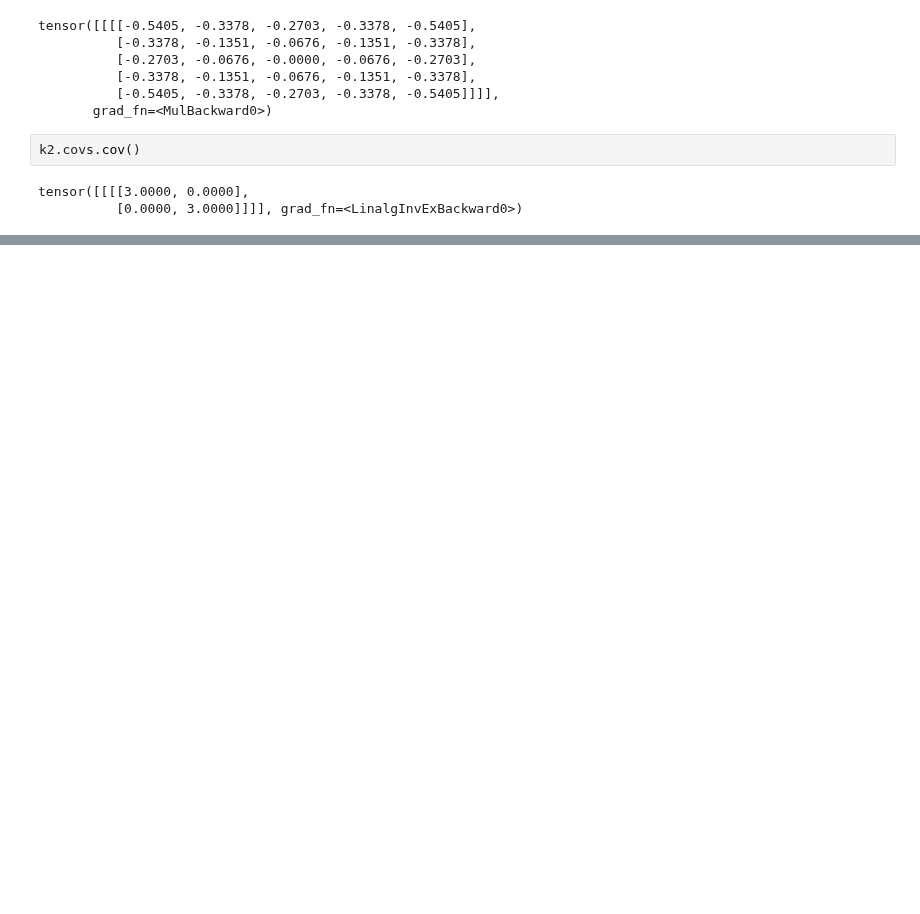
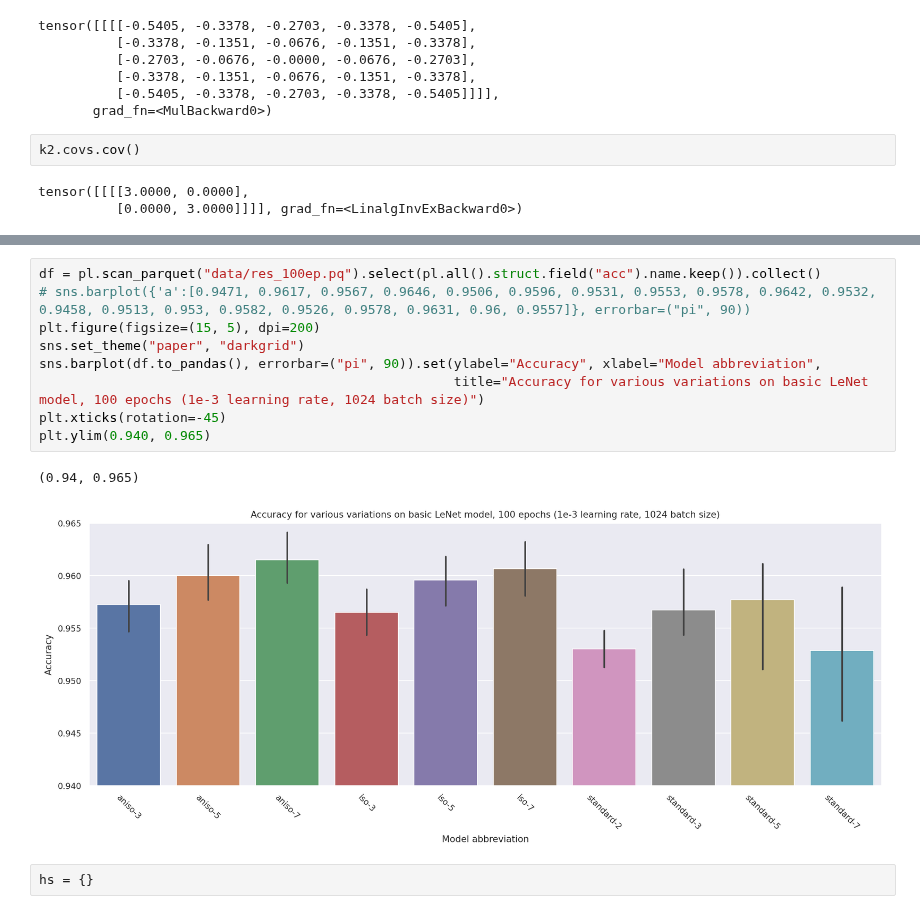
Before and after one commit to p-adema/quadratic-conv, a Jupyter notebook: scratch/training_check.ipynb, the cells around one changed output, grey strips where cells are left out. Cells and saved outputs as stored; diff of their text form; blank space fills up the shorter version.

```diff
--- a/scratch/training_check.ipynb
+++ b/scratch/training_check.ipynb
@@ -697,0 +219,14 @@ tensor([[5.3223, 4.3642, 3.6191, 3.0869, 2.7676, 2.6611, 2.7676, 3.0869, 3.6191,
+# %%
+df = pl.scan_parquet("data/res_100ep.pq").select(pl.all().struct.field("acc").name.keep()).collect()
+# sns.barplot({'a':[0.9471, 0.9617, 0.9567, 0.9646, 0.9506, 0.9596, 0.9531, 0.9553, 0.9578, 0.9642, 0.9532, 0.9458, 0.9513, 0.953, 0.9582, 0.9526, 0.9578, 0.9631, 0.96, 0.9557]}, errorbar=("pi", 90))
+plt.figure(figsize=(15, 5), dpi=200)
+sns.set_theme("paper", "darkgrid")
+sns.barplot(df.to_pandas(), errorbar=("pi", 90)).set(ylabel="Accuracy", xlabel="Model abbreviation",
+                                                     title="Accuracy for various variations on basic LeNet model, 100 epochs (1e-3 learning rate, 1024 batch size)")
+plt.xticks(rotation=-45)
+plt.ylim(0.940, 0.965)
+# %% [output]
+(0.94, 0.965)
+[figure, added]
+# %%
+hs = {}
```
Also changed, not shown: parts of 59 cells of this notebook, 8 other files.
